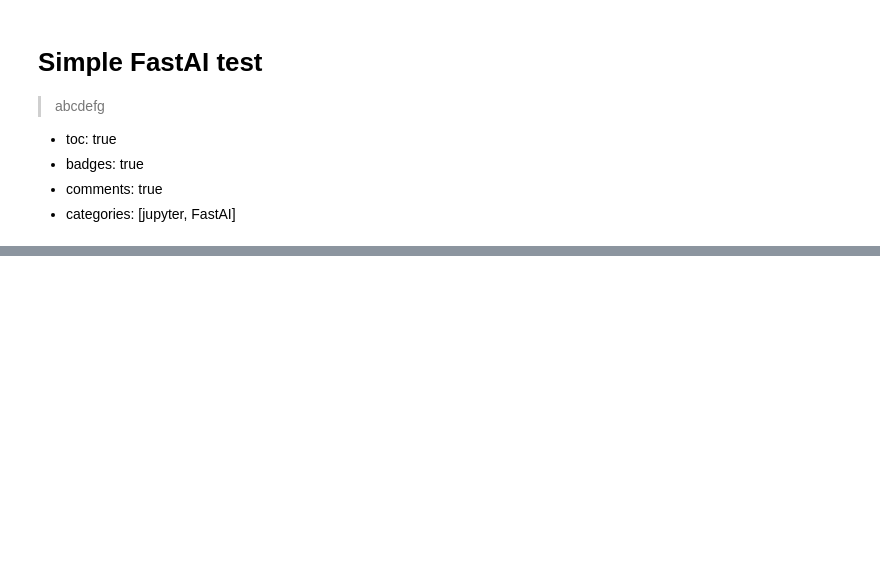
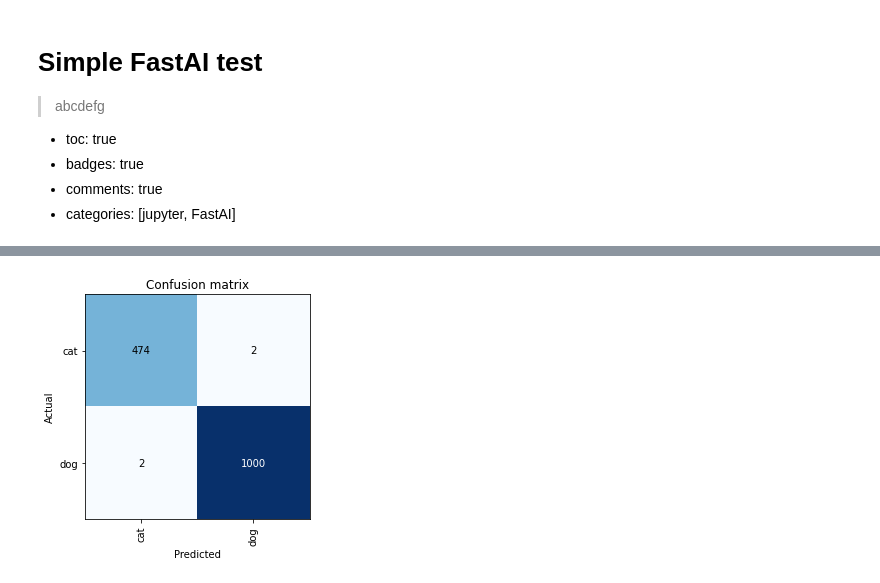
Before and after one commit to user1925471273581/blog, a Jupyter notebook: _notebooks/2022-04-21-fastai-test.ipynb, the cells around one changed output, grey strips where cells are left out. Drawn from its saved outputs; the diff is of its cells as text; code cells hidden in the pictures; blank space fills up the shorter version.

```diff
--- a/_notebooks/2022-04-21-fastai-test.ipynb
+++ b/_notebooks/2022-04-21-fastai-test.ipynb
@@ -38,0 +52,3 @@ interp.plot_confusion_matrix()
+# %%
+learn = cnn_learner(dls, resnet18, metrics=error_rate)
+learn.fine_tune(2)
@@ -38,0 +61,4 @@ interp.plot_confusion_matrix()
+# %%
+interp = ClassificationInterpretation.from_learner(learn)
+interp.plot_confusion_matrix()
+# %% [output]
@@ -38,0 +67 @@ interp.plot_confusion_matrix()
+[figure, added]
```
Also changed, not shown: parts of 11 cells of this notebook.
